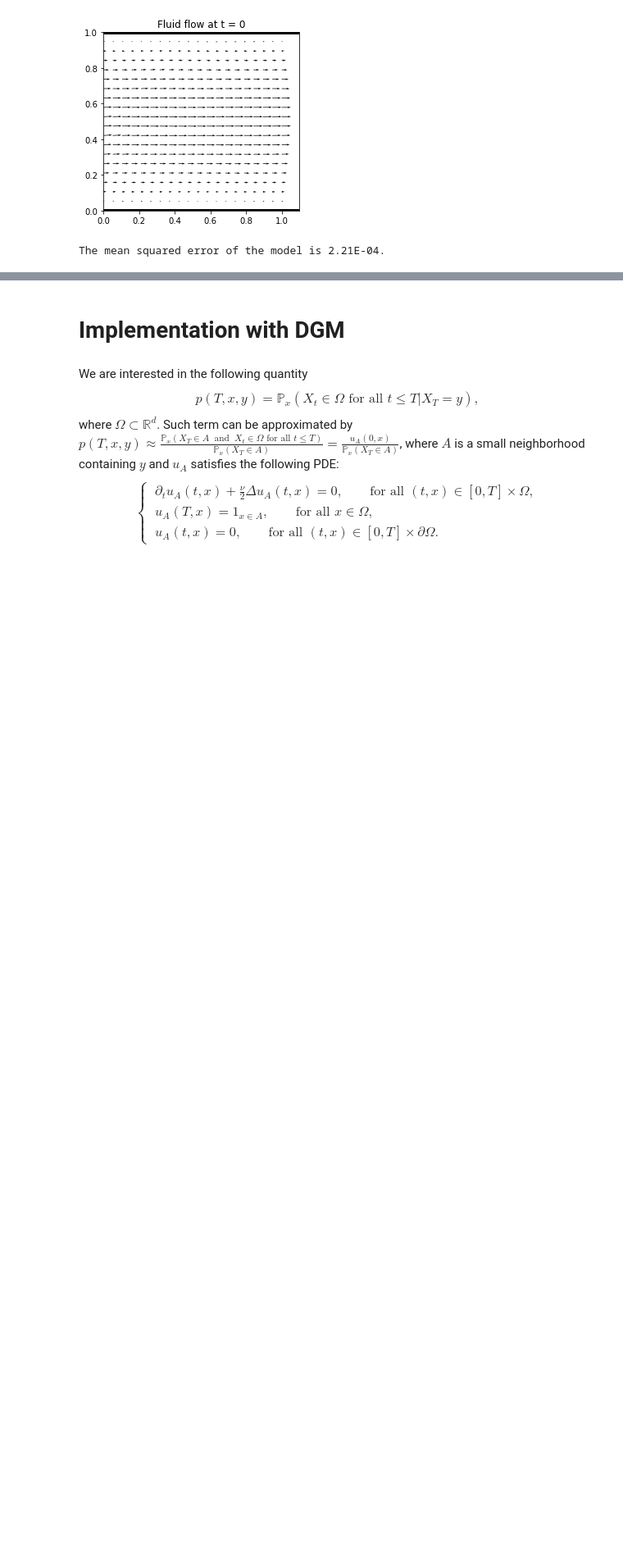
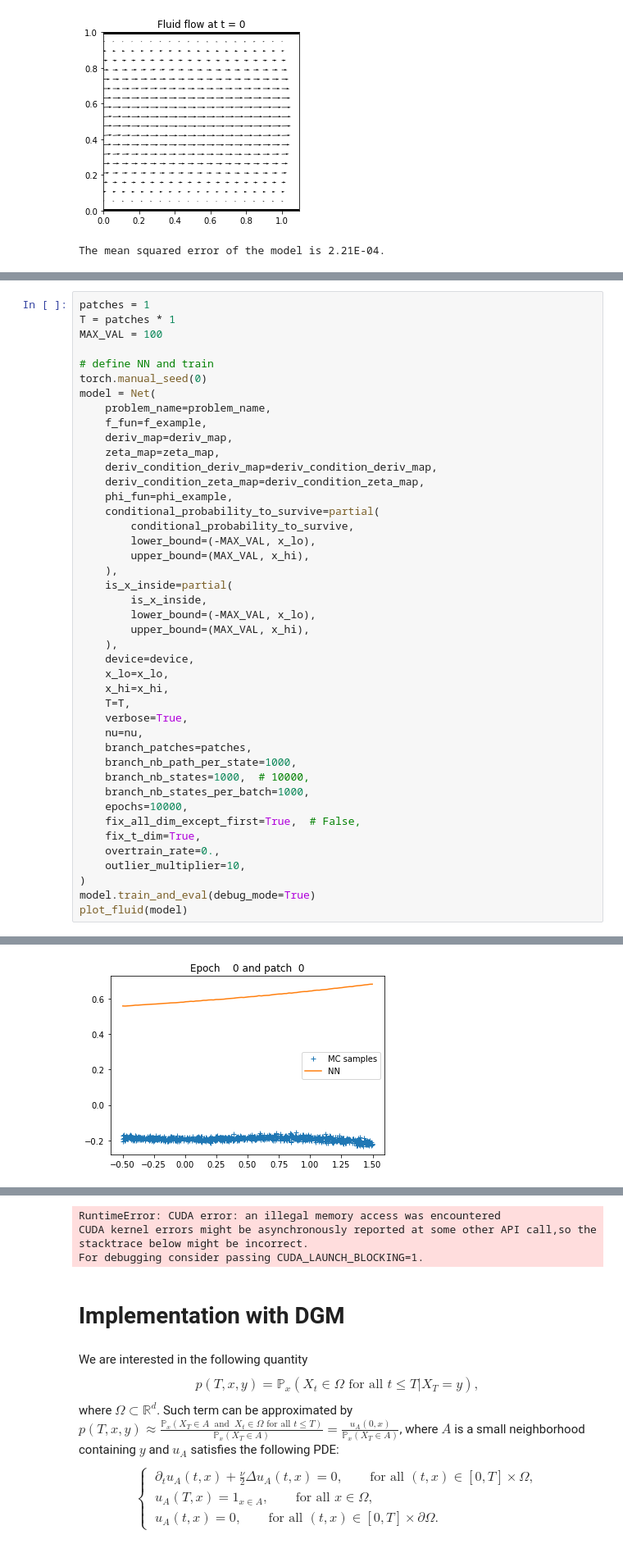
Before and after one commit to nguwijy/deep_branching_with_domain, a Jupyter notebook: deep_branching_with_domain.ipynb, the cells around one changed output, grey strips where cells are left out. Shown at 82% size. Drawn from its saved outputs; the diff is of its cells as text; blank space fills up the shorter version.

```diff
--- a/deep_branching_with_domain.ipynb
+++ b/deep_branching_with_domain.ipynb
@@ -652,0 +753,44 @@ The mean squared error of the model is 2.21E-04.
+# %%
+patches = 1
+T = patches * 1
+MAX_VAL = 100
+
+# define NN and train
+torch.manual_seed(0)
+model = Net(
+    problem_name=problem_name,
+    f_fun=f_example,
+    deriv_map=deriv_map,
+    zeta_map=zeta_map,
+    deriv_condition_deriv_map=deriv_condition_deriv_map,
+    deriv_condition_zeta_map=deriv_condition_zeta_map,
+    phi_fun=phi_example,
+    conditional_probability_to_survive=partial(
+        conditional_probability_to_survive,
+        lower_bound=(-MAX_VAL, x_lo),
+        upper_bound=(MAX_VAL, x_hi),
+    ),
+    is_x_inside=partial(
+        is_x_inside,
+        lower_bound=(-MAX_VAL, x_lo),
+        upper_bound=(MAX_VAL, x_hi),
+    ),
+    device=device,
+    x_lo=x_lo,
+    x_hi=x_hi,
+    T=T,
+    verbose=True,
+    nu=nu,
+    branch_patches=patches,
+    branch_nb_path_per_state=1000,
+    branch_nb_states=1000,  # 10000,
+    branch_nb_states_per_batch=1000,
+    epochs=10000,
+    fix_all_dim_except_first=True,  # False,
+    fix_t_dim=True,
+    overtrain_rate=0.,
+    outlier_multiplier=10,
+)
+model.train_and_eval(debug_mode=True)
+plot_fluid(model)
+# %% [output]
@@ -652,0 +799 @@ The mean squared error of the model is 2.21E-04.
+[figure, added]
@@ -653,3 +804,6 @@ The mean squared error of the model is 2.21E-04.
+RuntimeError: CUDA error: an illegal memory access was encountered
+CUDA kernel errors might be asynchronously reported at some other API call,so the stacktrace below might be incorrect.
+For debugging consider passing CUDA_LAUNCH_BLOCKING=1.
 # %% [markdown]
 # Implementation with DGM
 # %% [markdown]
```
Also changed, not shown: parts of 3 cells of this notebook.
